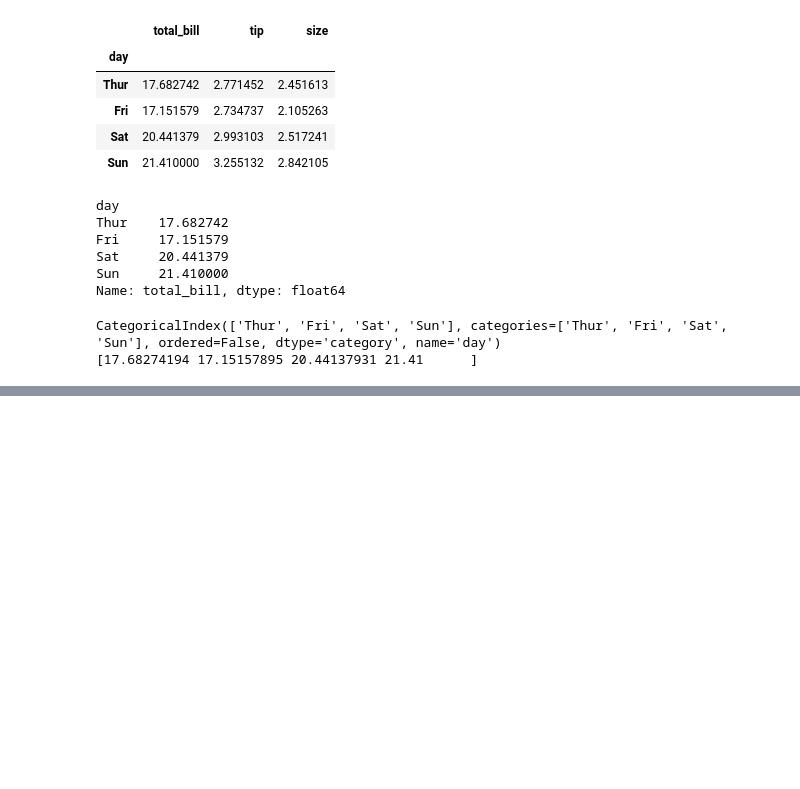
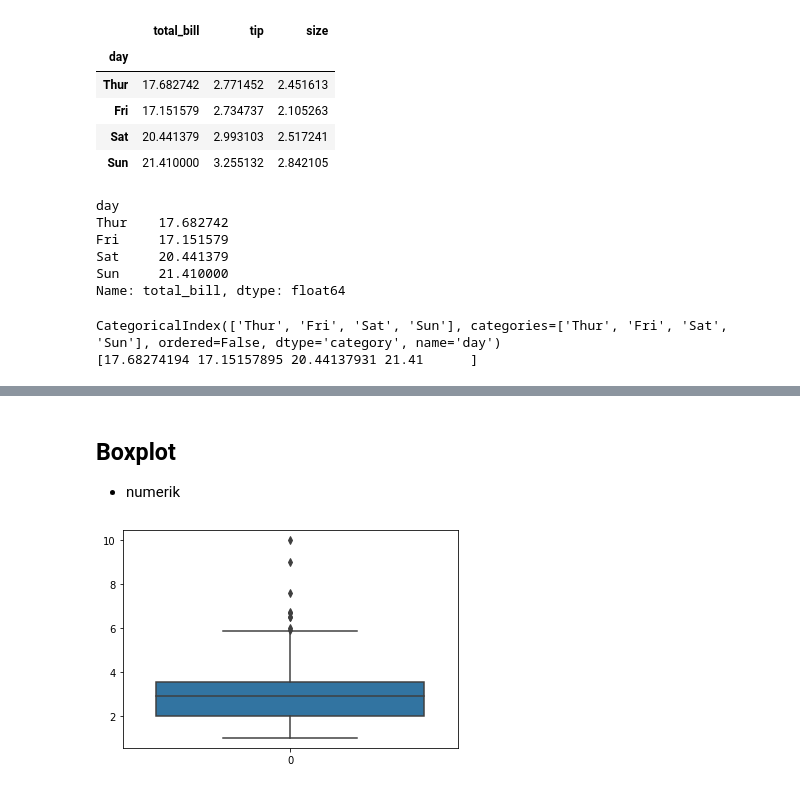
Before and after one commit to rasyidev/devalopa-class, a Jupyter notebook: Minggu-4/Visualisasi Data.ipynb, the cells around one changed output, grey strips where cells are left out. Saved outputs shown, nothing was run; the diff lists cells and outputs as text; code cells hidden in the pictures; blank space fills up the shorter version.

```diff
--- a/Minggu-4/Visualisasi Data.ipynb
+++ b/Minggu-4/Visualisasi Data.ipynb
@@ -153,0 +170,7 @@ sns.lineplot(x=df1.index, y=df1.values)
+# %% [markdown]
+## Boxplot
+- numerik
+# %%
+sns.boxplot(data = df.tip);
+# %% [output]
+[figure, added]
```
Also changed, not shown: parts of 12 cells of this notebook.
